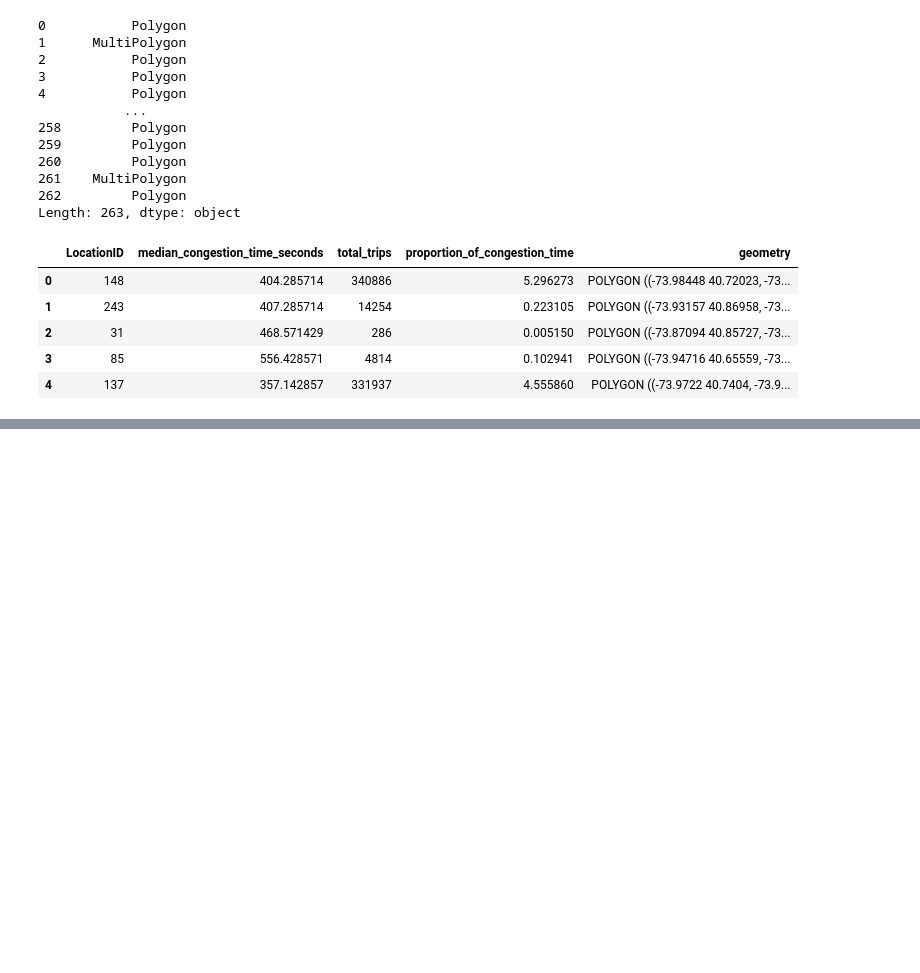
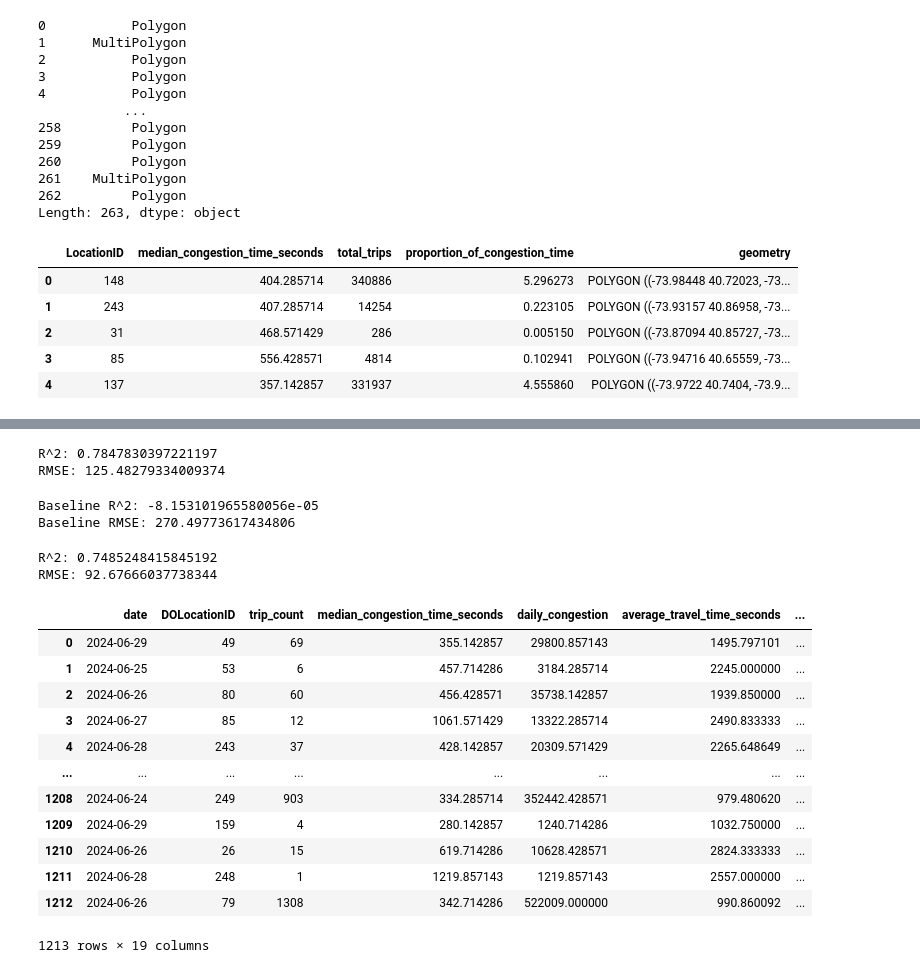
Before and after one commit to cookie-monsta23/MAST30034-Assignment-1, a Jupyter notebook: notebooks/Assignment_1.ipynb, the cells around one changed output, grey strips where cells are left out. Saved outputs shown, nothing was run; the diff lists cells and outputs as text; code cells hidden in the pictures; blank space fills up the shorter version.

```diff
--- a/notebooks/Assignment_1.ipynb
+++ b/notebooks/Assignment_1.ipynb
@@ -592,0 +683,61 @@ train_data, validation_data = train_test_split(data_subset, train_size=0.7, rand
+# %%
+lr_model = Pipeline(steps=[
+    ("preprocessor", preprocessor),
+    ("regressor", LassoCV(cv=10, random_state=23))
+])
+lr_model.fit(train_data_x, train_data_y)
+
+y_pred = lr_model.predict(validation_data_x)
+print("R^2:", r2_score(validation_data_y, y_pred))
+print("RMSE:", root_mean_squared_error(validation_data_y, y_pred))
+# %% [output]
+R^2: 0.7847830397221197
+RMSE: 125.48279334009374
+# %%
+# Baseline prediction = mean of training target
+baseline_pred = np.full_like(validation_data_y, train_data_y.mean())
+
+# Evaluate baseline
+baseline_r2 = r2_score(validation_data_y, baseline_pred)
+baseline_mse = root_mean_squared_error(validation_data_y, baseline_pred)
+
+print("Baseline R^2:", baseline_r2)
+print("Baseline RMSE:", baseline_mse)
+# %% [output]
+Baseline R^2: -8.153101965580056e-05
+Baseline RMSE: 270.49773617434806
+# %%
+lr_model.fit(train_data_full_x, train_data_full_y)
+
+y_pred_full = lr_model.predict(test_data_x)
+print("R^2:", r2_score(test_data_y, y_pred_full))
+print("RMSE:", root_mean_squared_error(test_data_y, y_pred_full))
+# %% [output]
+R^2: 0.7485248415845192
+RMSE: 92.67666037738344
+# %%
+# predicting for July 2025 using the June 2025
+np.random.seed(23)
+train_data_june24 = train_data[
+    (train_data["date"] >= "2024-06-24") & (train_data["date"] <= "2024-06-30")
+].copy()
+train_data_june24
+for lag in range (1, 8): # account for 7 days of lag for each day
+    train_data_june24[f"lag{lag}"] = train_data_june24["median_congestion_time_seconds"].shift(lag)
+
+train_data_june24 = train_data_june24.dropna().reset_index(drop=True)
+train_data_june24
+# %% [output]
+|  | date | DOLocationID | trip_count | median_congestion_time_seconds | daily_congestion | average_travel_time_seconds | ... |
+| 0 | 2024-06-29 | 49 | 69 | 355.142857 | 29800.857143 | 1495.797101 | ... |
+| 1 | 2024-06-25 | 53 | 6 | 457.714286 | 3184.285714 | 2245.000000 | ... |
+| 2 | 2024-06-26 | 80 | 60 | 456.428571 | 35738.142857 | 1939.850000 | ... |
+| 3 | 2024-06-27 | 85 | 12 | 1061.571429 | 13322.285714 | 2490.833333 | ... |
+| 4 | 2024-06-28 | 243 | 37 | 428.142857 | 20309.571429 | 2265.648649 | ... |
+| ... | ... | ... | ... | ... | ... | ... | ... |
+| 1208 | 2024-06-24 | 249 | 903 | 334.285714 | 352442.428571 | 979.480620 | ... |
+| 1209 | 2024-06-29 | 159 | 4 | 280.142857 | 1240.714286 | 1032.750000 | ... |
+| 1210 | 2024-06-26 | 26 | 15 | 619.714286 | 10628.428571 | 2824.333333 | ... |
+| 1211 | 2024-06-28 | 248 | 1 | 1219.857143 | 1219.857143 | 2557.000000 | ... |
+| 1212 | 2024-06-26 | 79 | 1308 | 342.714286 | 522009.000000 | 990.860092 | ... |
+1213 rows × 19 columns
```
Also changed, not shown: parts of 41 cells of this notebook, 6 other files.
